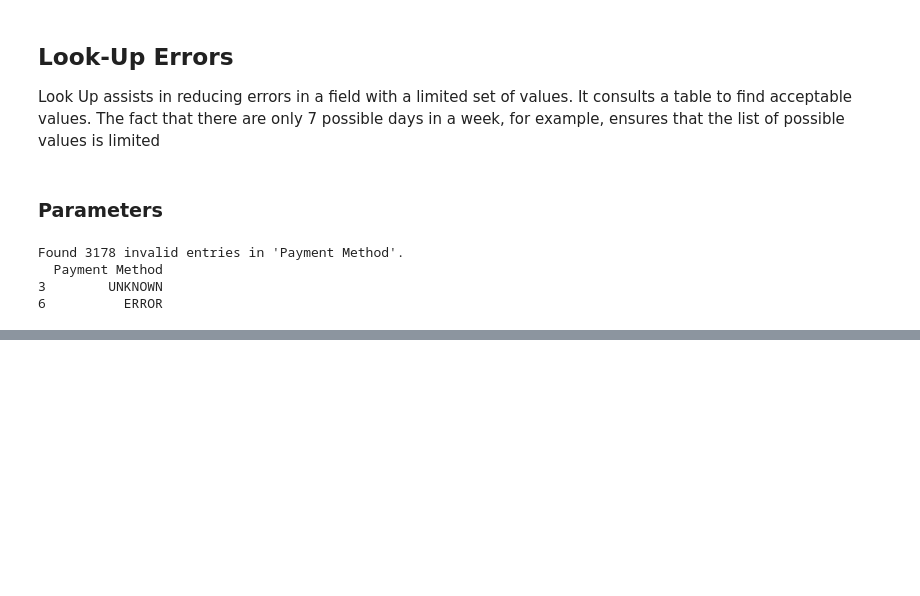
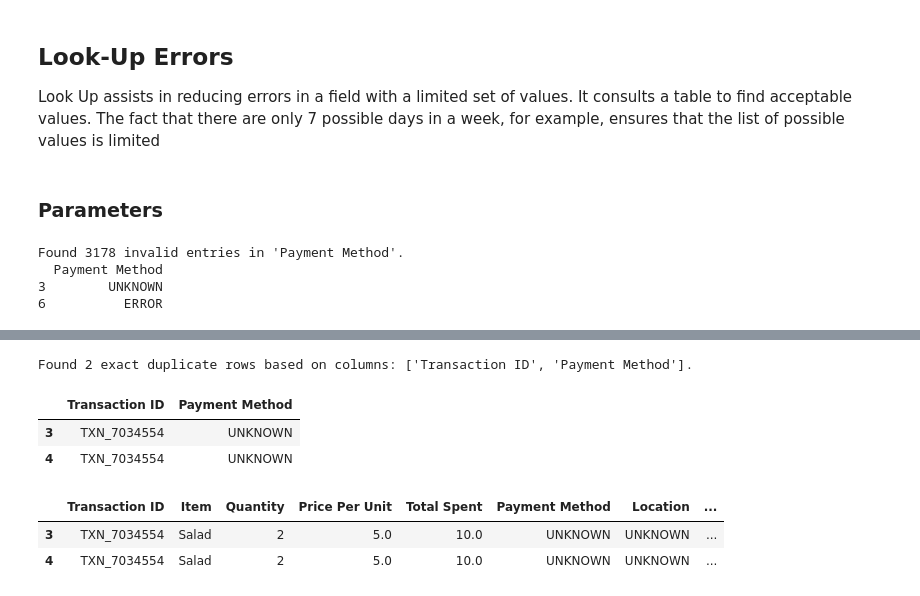
Before and after one commit to jutinwang/A2---CSI4142---GR48, a Jupyter notebook: G48-A2.ipynb, the cells around one changed output, grey strips where cells are left out. Cells and saved outputs as stored; diff of their text form; code cells hidden in the pictures; blank space fills up the shorter version.

```diff
--- a/G48-A2.ipynb
+++ b/G48-A2.ipynb
@@ -405,0 +491,39 @@ Found 3178 invalid entries in 'Payment Method'.
+# %%
+# Please input the columns you would like to check for an exact duplicate checker.
+
+columns_to_check = ['Transaction ID', 'Payment Method']
+# %%
+def exact_duplicate_checker(df, subset_columns):
+    """
+    Identifies exact duplicate rows based on specified columns.
+
+    Parameters:
+    df : DataFrame
+    subset_columns : list of columns to check for duplicates.
+
+    Returns:
+    DataFrame with exact duplicate rows.
+    """
+    if not subset_columns:
+        raise ValueError("You must specify at least one column to check for exact duplicates.")
+
+    # Find exact duplicates based on the selected columns
+    duplicates = df[df.duplicated(subset=subset_columns, keep=False)]
+
+    if duplicates.empty:
+        print(f"No exact duplicates found based on columns: {subset_columns}.")
+    else:
+        print(f"Found {len(duplicates)} exact duplicate rows based on columns: {subset_columns}.")
+        display(duplicates[subset_columns].head(5))  # Display first 5 duplicate rows
+
+    return duplicates
+
+exact_duplicate_checker(cafeSet, columns_to_check)
+# %% [output]
+Found 2 exact duplicate rows based on columns: ['Transaction ID', 'Payment Method'].
+|  | Transaction ID | Payment Method |
+| 3 | TXN_7034554 | UNKNOWN |
+| 4 | TXN_7034554 | UNKNOWN |
+|  | Transaction ID | Item | Quantity | Price Per Unit | Total Spent | Payment Method | Location | ... |
+| 3 | TXN_7034554 | Salad | 2 | 5.0 | 10.0 | UNKNOWN | UNKNOWN | ... |
+| 4 | TXN_7034554 | Salad | 2 | 5.0 | 10.0 | UNKNOWN | UNKNOWN | ... |
```
Also changed, not shown: parts of 12 cells of this notebook.
